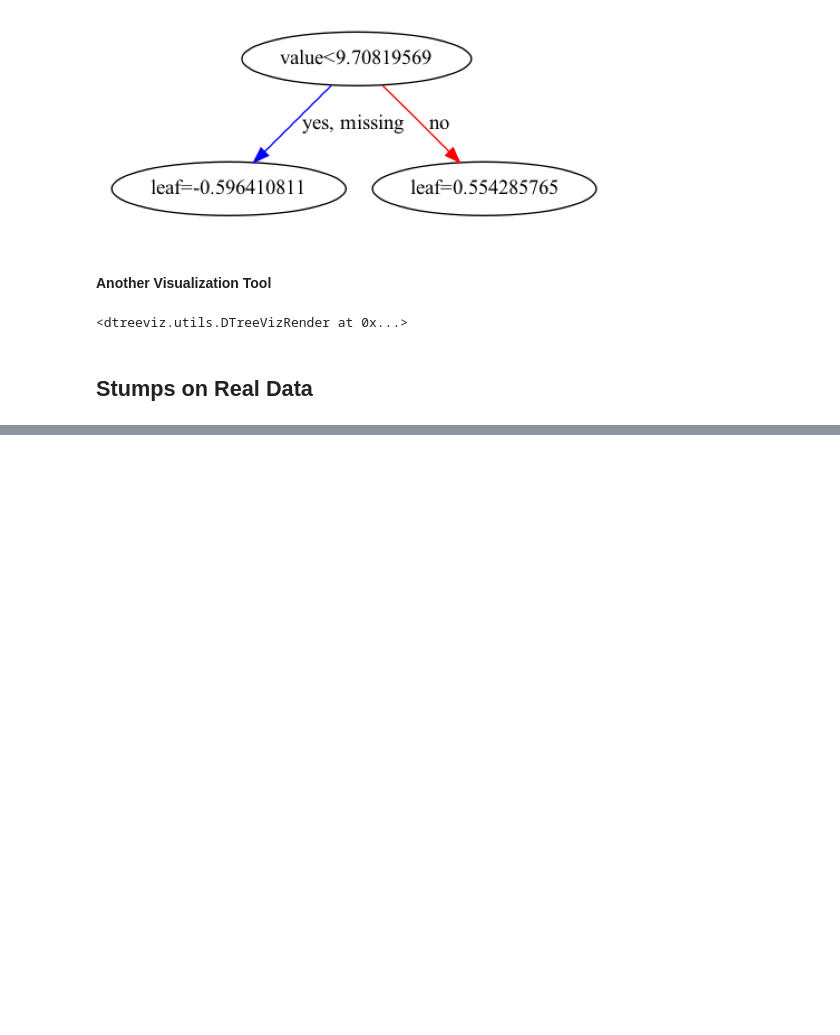
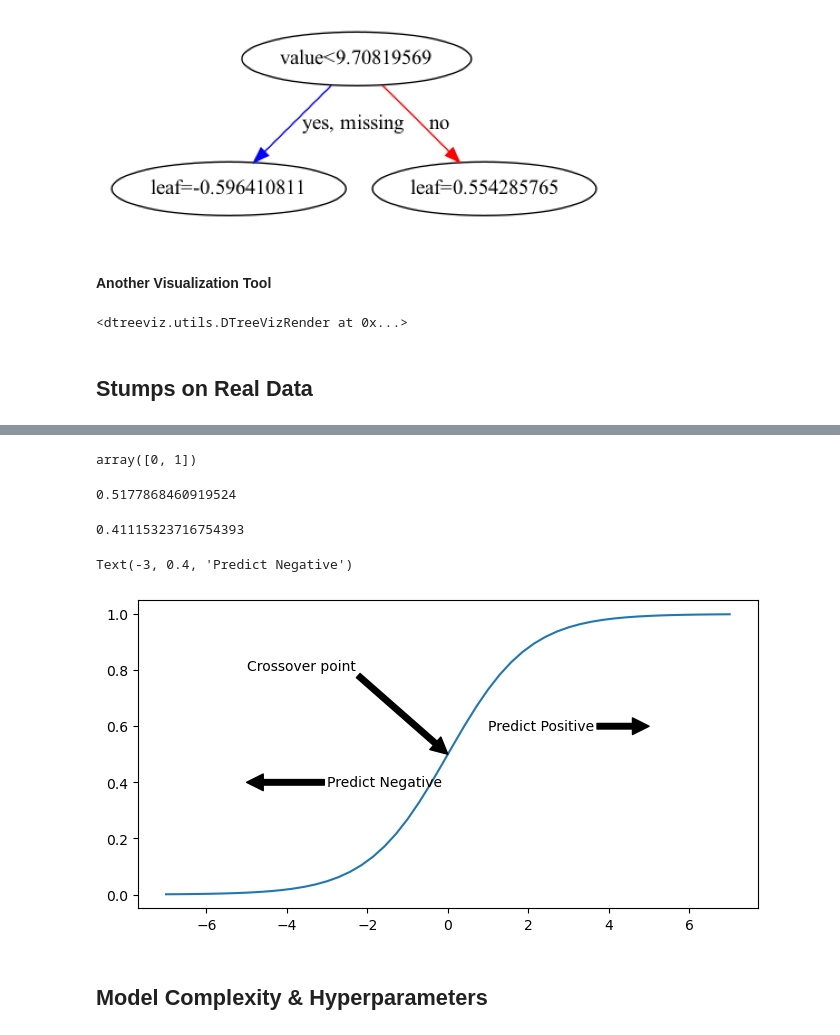
Before and after one commit to joakor89/effective_XGBoost, a Jupyter notebook: Effective XGBoost.ipynb, the cells around one changed output, grey strips where cells are left out. Drawn from its saved outputs; the diff is of its cells as text; code cells hidden in the pictures; blank space fills up the shorter version.

```diff
--- a/Effective XGBoost.ipynb
+++ b/Effective XGBoost.ipynb
@@ -541,0 +652,43 @@ viz.view()
+# %%
+kag_stump.classes_
+# %% [output]
+array([0, 1])
+# %%
+def inv_logit(p: float) -> float:
+    """
+    Compute the inverse logit function of a given value.
+
+    The inverse logit function is defined as:
+        f(p) = exp(p) / (1 + exp(p))
+
+    Parameters
+    ----------
+    p : float
+        The input value to the inverse logit function.
+
+    Returns
+    -------
+    float
+        The output of the inverse logit function.
+    """
+    return np.exp(p) / (1 + np.exp(p))
+# %%
+inv_logit(.07117741922)
+# %% [output]
+0.5177868460919524
+# %%
+inv_logit(-.3592)
+# %% [output]
+0.41115323716754393
+# %%
+fig, ax = plt.subplots(figsize=(8, 4))
+vals = np.linspace(-7, 7)
+ax.plot(vals, inv_logit(vals))
+ax.annotate('Crossover point', (0,.5), (-5,.8), arrowprops={'color':'k'})
+ax.annotate('Predict Positive', (5,.6), (1,.6), va='center', arrowprops={'color':'k'})
+ax.annotate('Predict Negative', (-5,.4), (-3,.4), va='center', arrowprops={'color':'k'})
+# %% [output]
+Text(-3, 0.4, 'Predict Negative')
+[figure, added]
+# %% [markdown]
+## Model Complexity & Hyperparameters
```
Also changed, not shown: parts of 27 cells of this notebook.
